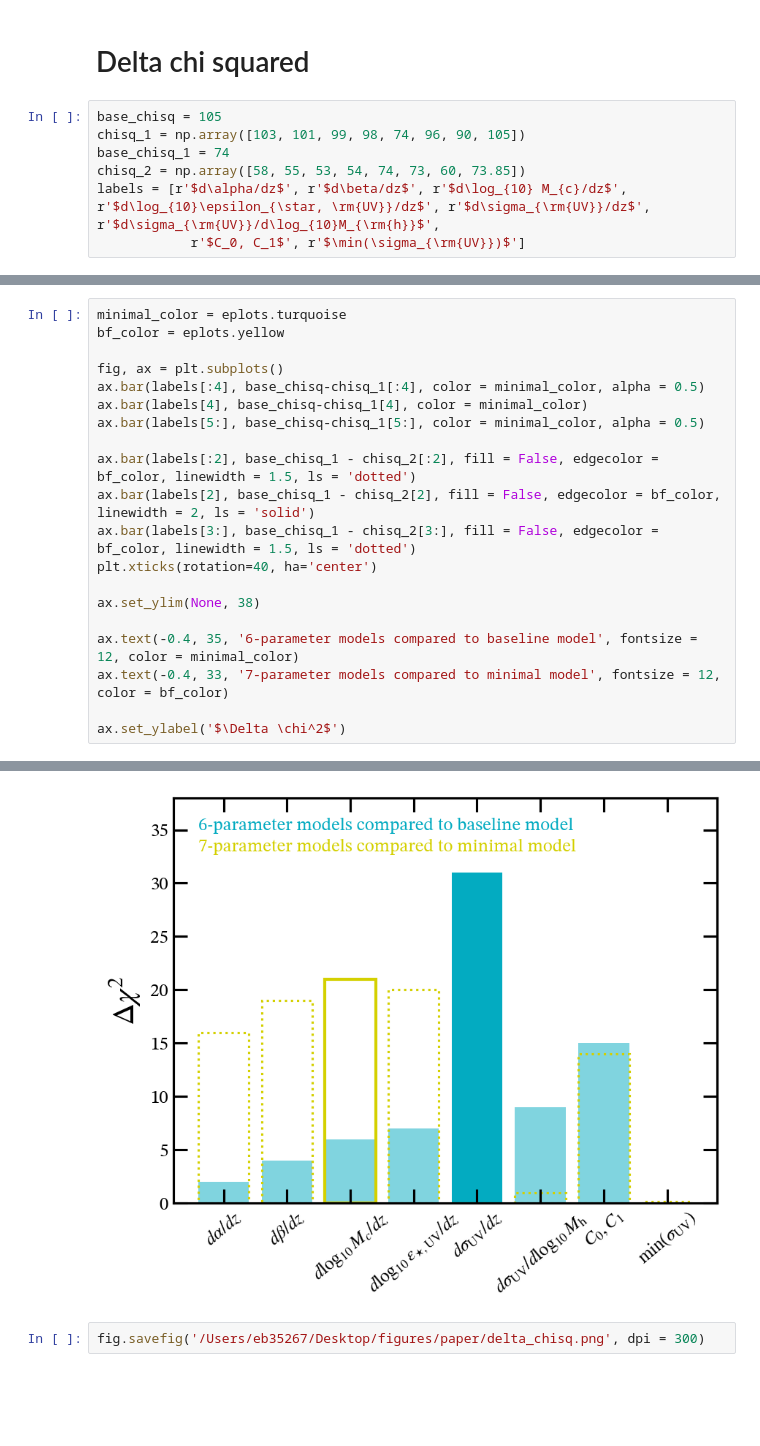
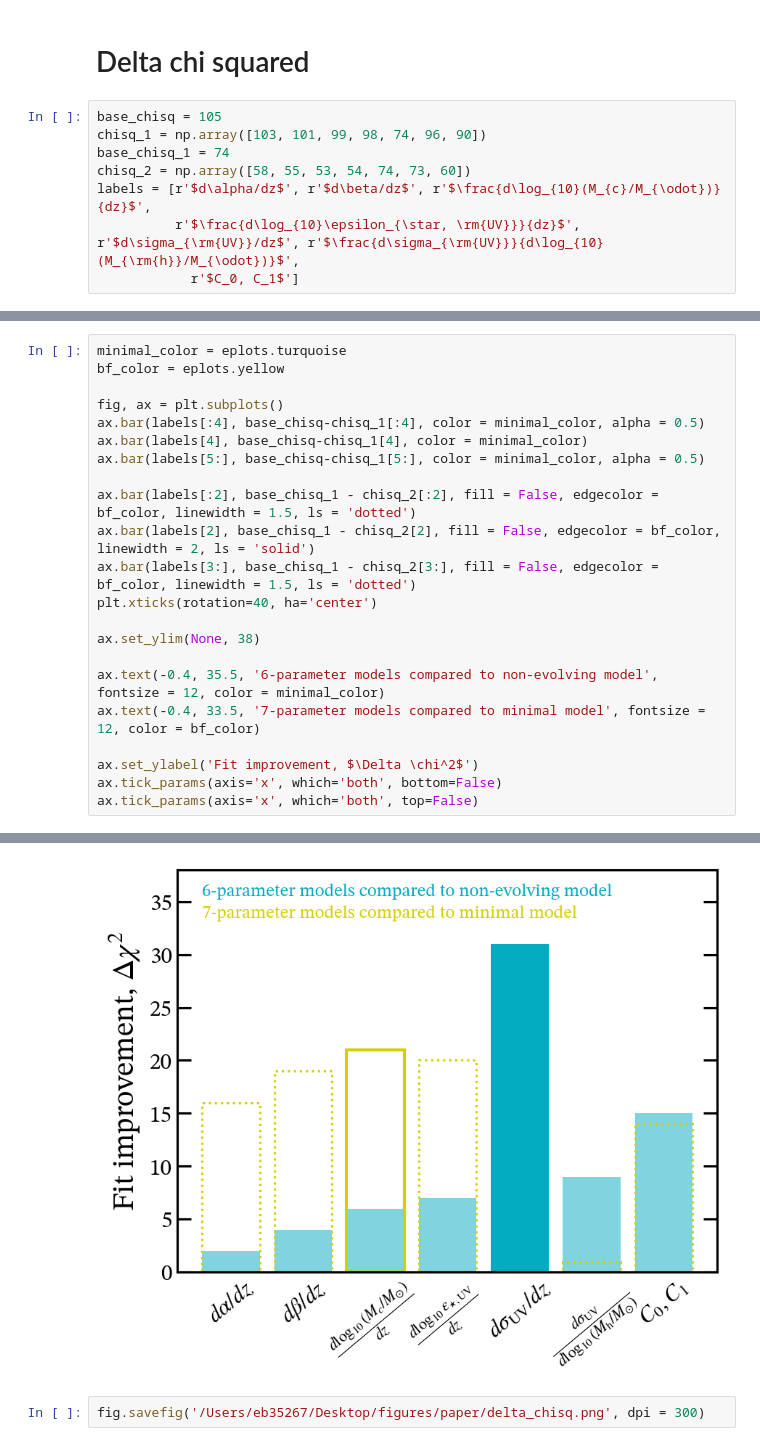
Before and after one commit to ebregou/modeling_stochasticity, a Jupyter notebook: notebooks/make_polished_plots/paper.ipynb, the cells around one changed output, grey strips where cells are left out. Drawn from its saved outputs; the diff is of its cells as text; blank space fills up the shorter version.

```diff
--- a/notebooks/make_polished_plots/paper.ipynb
+++ b/notebooks/make_polished_plots/paper.ipynb
@@ -358,8 +478,9 @@ fig.savefig('/Users/eb35267/Desktop/figures/paper/sigma(z).png', dpi = 300)
 # Delta chi squared
 # %%
 base_chisq = 105
-chisq_1 = np.array([103, 101, 99, 98, 74, 96, 90, 105])
+chisq_1 = np.array([103, 101, 99, 98, 74, 96, 90])
 base_chisq_1 = 74
-chisq_2 = np.array([58, 55, 53, 54, 74, 73, 60, 73.85])
-labels = [r'$d\alpha/dz$', r'$d\beta/dz$', r'$d\log_{10} M_{c}/dz$', r'$d\log_{10}\epsilon_{\star, \rm{UV}}/dz$', r'$d\sigma_{\rm{UV}}/dz$', r'$d\sigma_{\rm{UV}}/d\log_{10}M_{\rm{h}}$',
-            r'$C_0, C_1$', r'$\min(\sigma_{\rm{UV}})$']
+chisq_2 = np.array([58, 55, 53, 54, 74, 73, 60])
+labels = [r'$d\alpha/dz$', r'$d\beta/dz$', r'$\frac{d\log_{10}(M_{c}/M_{\odot})}{dz}$',
+          r'$\frac{d\log_{10}\epsilon_{\star, \rm{UV}}}{dz}$', r'$d\sigma_{\rm{UV}}/dz$', r'$\frac{d\sigma_{\rm{UV}}}{d\log_{10}(M_{\rm{h}}/M_{\odot})}$',
+            r'$C_0, C_1$']
@@ -390,8 +500,10 @@ plt.xticks(rotation=40, ha='center')
 
 ax.set_ylim(None, 38)
 
-ax.text(-0.4, 35, '6-parameter models compared to baseline model', fontsize = 12, color = minimal_color)
-ax.text(-0.4, 33, '7-parameter models compared to minimal model', fontsize = 12, color = bf_color)
+ax.text(-0.4, 35.5, '6-parameter models compared to non-evolving model', fontsize = 12, color = minimal_color)
+ax.text(-0.4, 33.5, '7-parameter models compared to minimal model', fontsize = 12, color = bf_color)
 
-ax.set_ylabel('$\Delta \chi^2$')
+ax.set_ylabel('Fit improvement, $\Delta \chi^2$')
+ax.tick_params(axis='x', which='both', bottom=False)
+ax.tick_params(axis='x', which='both', top=False)
 # %% [output]
@@ -399,3 +510,3 @@ Text(0, 0.5, '$\\Delta \\chi^2$')
-[figure, old version]
+[figure, new version]
 # %%
 fig.savefig('/Users/eb35267/Desktop/figures/paper/delta_chisq.png', dpi = 300)
```
Also changed, not shown: parts of 50 cells of this notebook, 10 other files.
